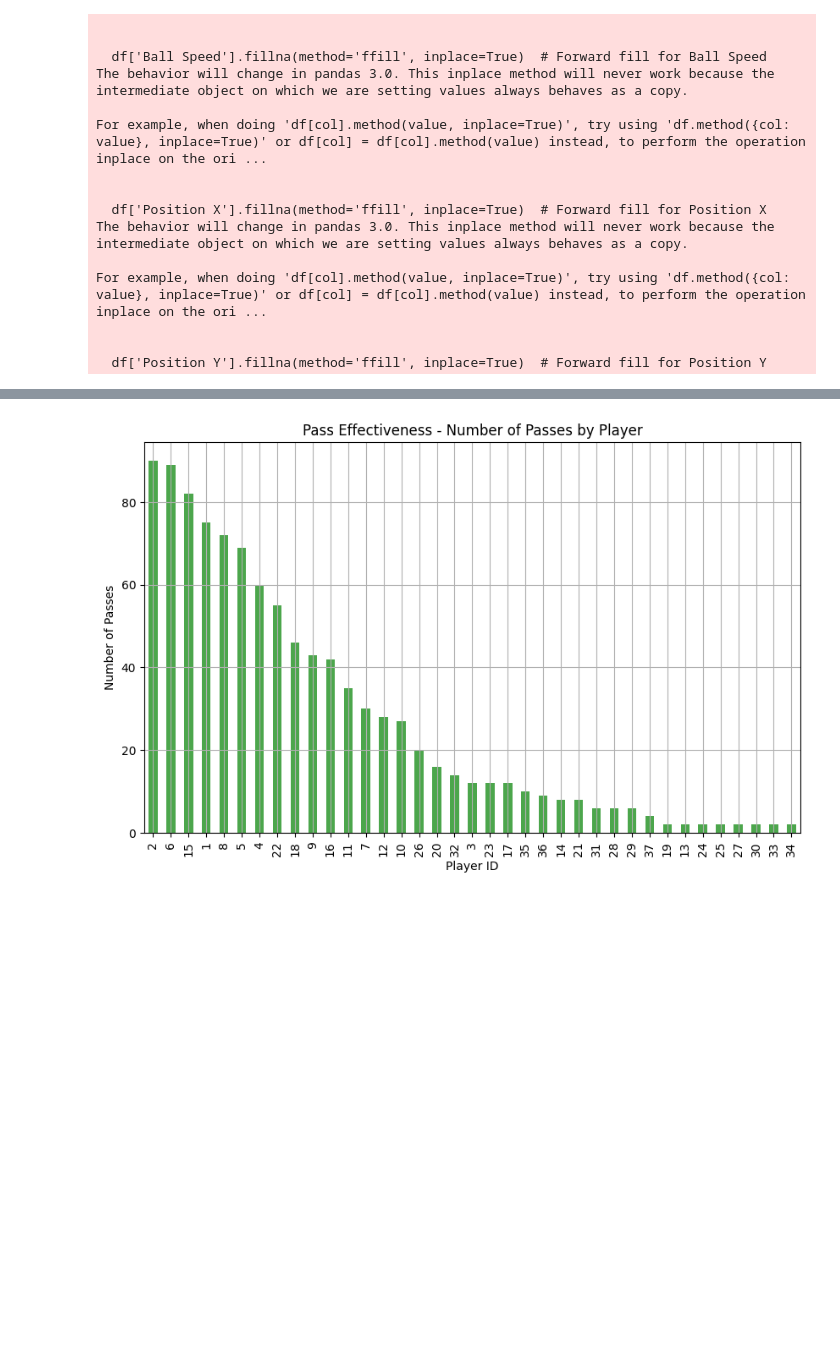
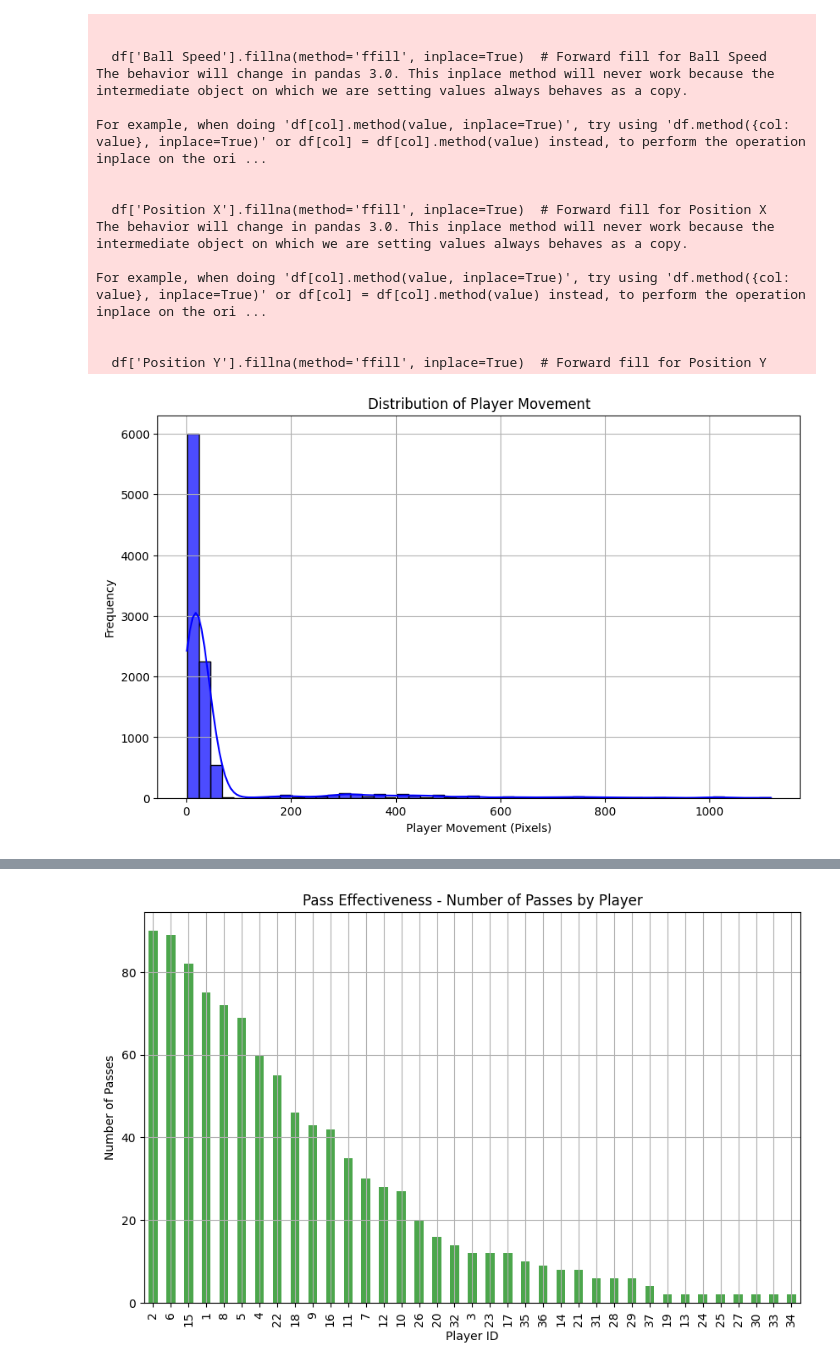
Before and after one commit to ZahraZellazi/TacTicSense_4DS9, a Jupyter notebook: TacticAnalysis.ipynb, the cells around one changed output, grey strips where cells are left out. Saved outputs shown, nothing was run; the diff lists cells and outputs as text; code cells hidden in the pictures; blank space fills up the shorter version.

Commit message:
Tactical Recomandations

```diff
--- a/TacticAnalysis.ipynb
+++ b/TacticAnalysis.ipynb
@@ -1228,57 +1228,103 @@ import seaborn as sns
 file_path = "prepared_detections.csv"
 df = pd.read_csv(file_path)
 
-# Display the first few rows of the dataset
-print(df.head())
-
-# 1. Distribution of Player Movement (Histogram)
+# 1. Player Movement Distribution Plot
 plt.figure(figsize=(10, 6))
-plt.hist(df['Player Movement'], bins=50, color='blue', alpha=0.7)
+sns.histplot(df['Player Movement'], bins=50, kde=True, color='blue', alpha=0.7)
 plt.title('Distribution of Player Movement')
 plt.xlabel('Player Movement (Pixels)')
 plt.ylabel('Frequency')
 plt.grid(True)
 plt.show()
 
-# 2. Pass Effectiveness (Bar Plot for Pass Counts)
-# Calculate the total number of passes made by each player
+# Recommendation based on Player Movement Distribution
+avg_player_movement = df['Player Movement'].mean()
+if avg_player_movement < 50:
+    print("⚠️ Tactical Suggestion: Encourage more off-the-ball movement. Players need to make more runs to support the ball carrier.")
+else:
+    print("✅ Tactical Suggestion: The team is showing adequate movement. Focus on maintaining the current intensity.")
+
+# 2. Pass Effectiveness Plot (Pass Counts per Player)
 pass_counts = df[df['Pass Detected'] == 'Pass'].groupby('Player ID').size()
-
-# Plot the pass counts for each player
 plt.figure(figsize=(10, 6))
 pass_counts.sort_values(ascending=False).plot(kind='bar', color='green', alpha=0.7)
 plt.title('Pass Effectiveness - Number of Passes by Player')
 plt.xlabel('Player ID')
 plt.ylabel('Number of Passes')
 plt.grid(True)
 plt.show()
 
-# 3. Zone Occupation Analysis (Bar Plot for Zone Occupation)
-# Count the number of times each zone is occupied by players or the ball
+# Recommendation based on Pass Effectiveness
+avg_pass_count = pass_counts.mean()
+if avg_pass_count < 5:
+    print("⚠️ Tactical Suggestion: Improve team passing. Focus on quick ball circulation and passing accuracy.")
+else:
+    print("✅ Tactical Suggestion: The team is performing well in passing. Consider introducing more complex passing patterns.")
+
+# 3. Zone Occupation Plot (Bar Plot for Zone Occupation)
 zone_occupation = df.groupby('Player Zone').size()
-
-# Plot the zone occupation count
 plt.figure(figsize=(10, 6))
 zone_occupation.sort_values(ascending=False).plot(kind='bar', color='purple', alpha=0.7)
 plt.title('Zone Occupation Analysis')
 plt.xlabel('Zone')
 plt.ylabel('Number of Occupations')
 plt.grid(True)
 plt.show()
 
-# 4. Team Positioning (Player Movement by Zone - Heatmap)
-# Group by Player Zone and calculate average player movement in each zone
-player_zone_movement = df.groupby('Player Zone')['Player Movement'].mean().reset_index()
+# Recommendation based on Zone Occupation
+defensive_zone_occupation = zone_occupation.get('Defensive', 0)
+attacking_zone_occupation = zone_occupation.get('Attacking', 0)
+midfield_zone_occupation = zone_occupation.get('Midfield', 0)
 
+if defensive_zone_occupation > attacking_zone_occupation:
+    print("⚠️ Tactical Suggestion: Focus on more aggressive positioning in the attacking zone. Players should move forward more often.")
+if attacking_zone_occupation < midfield_zone_occupation:
+    print("⚠️ Tactical Suggestion: Increase occupation in the attacking zone. Players should be more proactive in getting into offensive positions.")
 
-
-# 5. Ball Speed Analysis (if applicable, visualizing the speed of the ball)
+# 4. Ball Speed Plot (Line Plot Over Time)
 if 'Ball Speed' in df.columns:
     plt.figure(figsize=(10, 6))
     plt.plot(df['Time'], df['Ball Speed'], color='red', alpha=0.7)
     plt.title('Ball Speed Over Time')
     plt.xlabel('Time (Seconds)')
     plt.ylabel('Ball Speed (Pixels/Frame)')
     plt.grid(True)
     plt.show()
+
+    # Recommendation based on Ball Speed
+    avg_ball_speed = df['Ball Speed'].mean()
+    if avg_ball_speed < 2.0:
+        print("⚠️ Tactical Suggestion: Increase the ball speed during transitions. Faster ball movement will catch the opponent off-guard.")
+    else:
+        print("✅ Tactical Suggestion: The current ball speed is satisfactory, focus on maintaining or slightly increasing it during counter-attacks.")
+
+
+
+# Recommendation based on Player Movement by Zone
+slow_moving_zones = player_zone_movement[player_zone_movement['Player Movement'] < 50]
+if not slow_moving_zones.empty:
+    print("⚠️ Tactical Suggestion: Focus on increasing movement in the following zones:")
+    for zone, movement in zip(slow_moving_zones['Player Zone'], slow_moving_zones['Player Movement']):
+        print(f"  - Zone: {zone}, Average Movement: {movement} pixels")
+
+# 6. Overall Player Contributions (Scatter Plot)
+plt.figure(figsize=(10, 6))
+sns.scatterplot(x='Player Movement', y='Ball Speed', data=df, hue='Pass Detected', palette='coolwarm')
+plt.title('Player Movement vs Ball Speed (Scatter Plot)')
+plt.xlabel('Player Movement (Pixels)')
+plt.ylabel('Ball Speed (Pixels/Frame)')
+plt.legend(title='Pass Detected')
+plt.grid(True)
+plt.show()
+
+# Recommendation based on Player Contributions
+# Identify players with low movement and low ball speed
+low_movement_low_speed = df[(df['Player Movement'] < 50) & (df['Ball Speed'] < 2)]
+if not low_movement_low_speed.empty:
+    print("⚠️ Tactical Suggestion: These players need to improve both their movement and ball speed for better contributions in the game.")
+    print(f"Players to focus on: {low_movement_low_speed['Player ID'].unique()}")
+
+# Display conclusion
+print("\nTactical recommendations are based on player movement, pass effectiveness, zone occupation, and ball speed.")
 # %% [output]
+[figure, new version]
```
Also changed, not shown: parts of 1 cell of this notebook.
